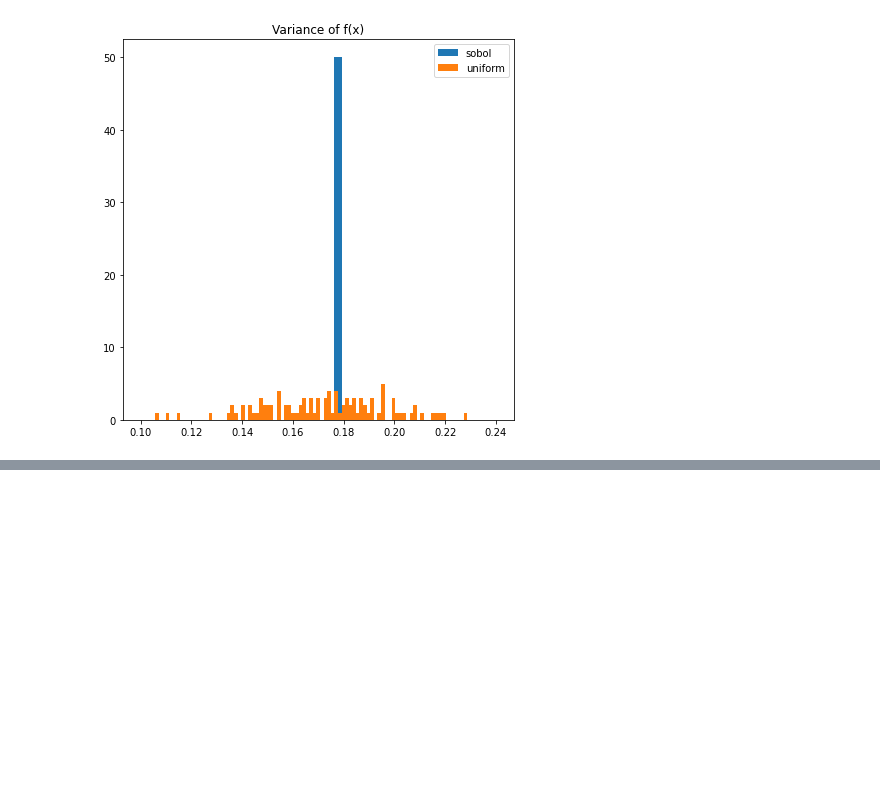
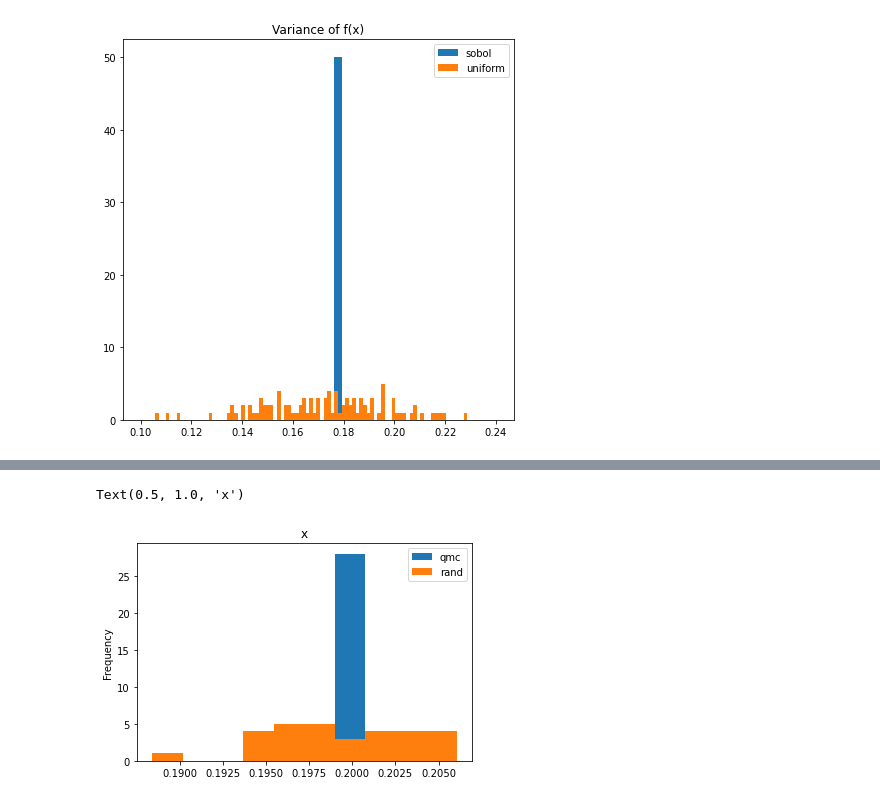
Before and after one commit to jordanperr/appm5650finalproject, a Jupyter notebook: exploratory-qmc.ipynb, the cells around one changed output, grey strips where cells are left out. Cells and saved outputs as stored; diff of their text form; code cells hidden in the pictures; blank space fills up the shorter version.

```diff
--- a/exploratory-qmc.ipynb
+++ b/exploratory-qmc.ipynb
@@ -132,0 +149,17 @@ plt.legend()
+# %%
+results = []
+
+for trial in range(30):
+    engine = qmc.MultivariateNormalQMC(mean=[0.5,0.5], cov=[[0.2**2, 0], [0, 0.2**2]])
+    qmc_samples = engine.random(N)
+    random_samples = np.random.normal(0.5,0.2,size=(N,2))
+    results.append({
+        "qmc":qmc_samples.std(),
+        "rand":random_samples.std()
+    })
+
+pd.DataFrame(results).plot.hist()
+plt.title("x")
+# %% [output]
+Text(0.5, 1.0, 'x')
+[figure, added]
```
Also changed, not shown: parts of 12 cells of this notebook, 5 other files.
